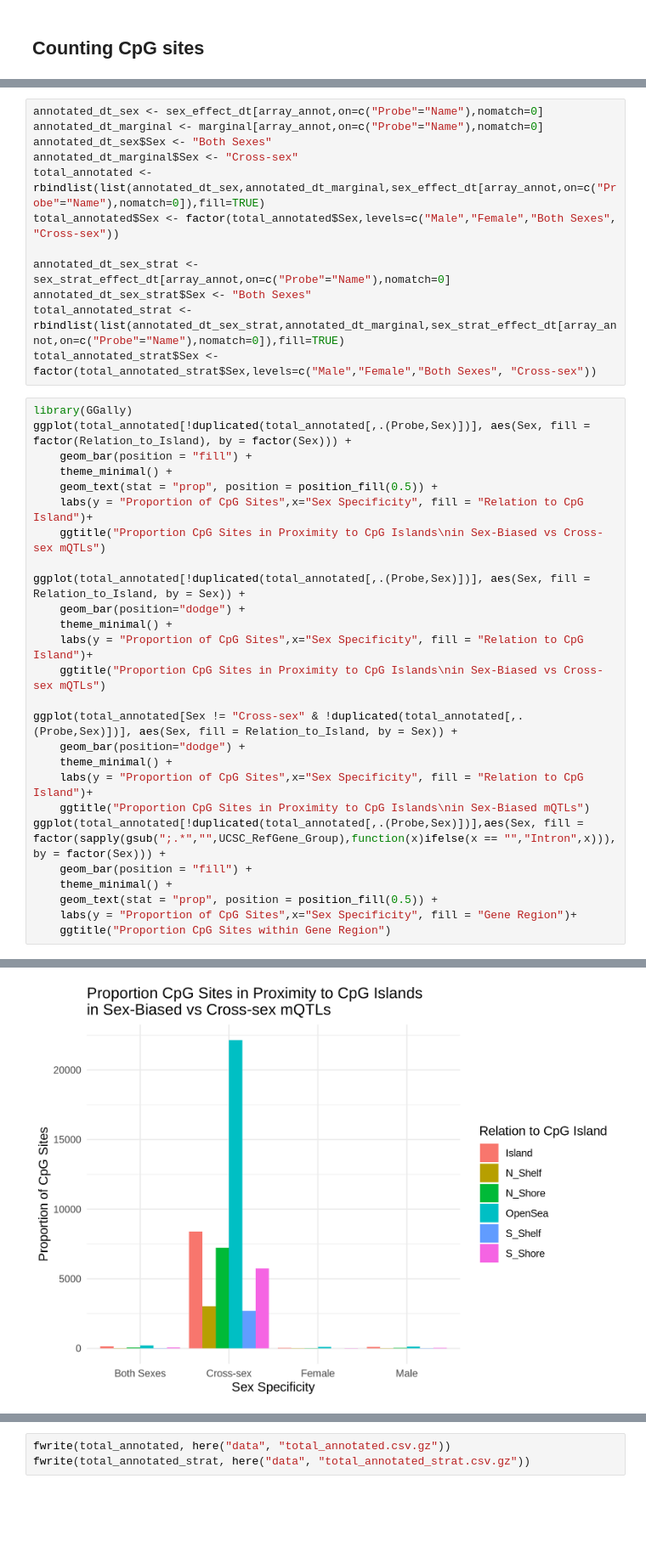
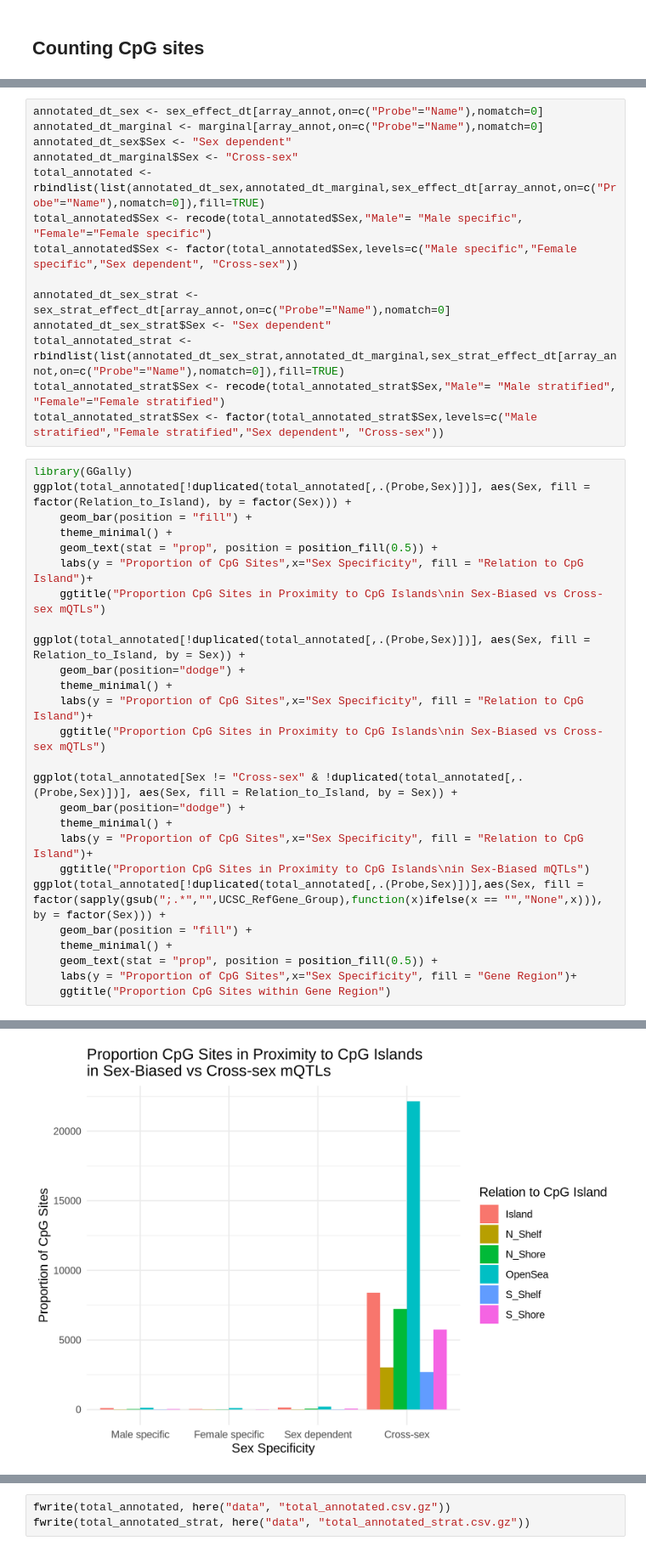
Before and after one commit to wilcas/sex_specific_mQTL, a Jupyter notebook: delahaye_mQTL_analyses/bonf_mQTL_exploration.ipynb, the cells around one changed output, grey strips where cells are left out. Shown at 85% size. Saved outputs shown, nothing was run; the diff lists cells and outputs as text; blank space fills up the shorter version.

```diff
--- a/delahaye_mQTL_analyses/bonf_mQTL_exploration.ipynb
+++ b/delahaye_mQTL_analyses/bonf_mQTL_exploration.ipynb
@@ -545,15 +537,17 @@ A data.table: 6 × 34
 # %%
 annotated_dt_sex <- sex_effect_dt[array_annot,on=c("Probe"="Name"),nomatch=0]
 annotated_dt_marginal <- marginal[array_annot,on=c("Probe"="Name"),nomatch=0]
-annotated_dt_sex$Sex <- "Both Sexes"
+annotated_dt_sex$Sex <- "Sex dependent"
 annotated_dt_marginal$Sex <- "Cross-sex"
 total_annotated <- rbindlist(list(annotated_dt_sex,annotated_dt_marginal,sex_effect_dt[array_annot,on=c("Probe"="Name"),nomatch=0]),fill=TRUE)
-total_annotated$Sex <- factor(total_annotated$Sex,levels=c("Male","Female","Both Sexes", "Cross-sex"))
+total_annotated$Sex <- recode(total_annotated$Sex,"Male"= "Male specific", "Female"="Female specific")
+total_annotated$Sex <- factor(total_annotated$Sex,levels=c("Male specific","Female specific","Sex dependent", "Cross-sex"))
 
 annotated_dt_sex_strat <- sex_strat_effect_dt[array_annot,on=c("Probe"="Name"),nomatch=0]
-annotated_dt_sex_strat$Sex <- "Both Sexes"
+annotated_dt_sex_strat$Sex <- "Sex dependent"
 total_annotated_strat <- rbindlist(list(annotated_dt_sex_strat,annotated_dt_marginal,sex_strat_effect_dt[array_annot,on=c("Probe"="Name"),nomatch=0]),fill=TRUE)
-total_annotated_strat$Sex <- factor(total_annotated_strat$Sex,levels=c("Male","Female","Both Sexes", "Cross-sex"))
+total_annotated_strat$Sex <- recode(total_annotated_strat$Sex,"Male"= "Male stratified", "Female"="Female stratified")
+total_annotated_strat$Sex <- factor(total_annotated_strat$Sex,levels=c("Male stratified","Female stratified","Sex dependent", "Cross-sex"))
 # %%
 library(GGally)
 ggplot(total_annotated[!duplicated(total_annotated[,.(Probe,Sex)])], aes(Sex, fill = factor(Relation_to_Island), by = factor(Sex))) +
@@ -574,7 +568,7 @@ ggplot(total_annotated[Sex != "Cross-sex" & !duplicated(total_annotated[,.(Probe
     theme_minimal() +
     labs(y = "Proportion of CpG Sites",x="Sex Specificity", fill = "Relation to CpG Island")+
     ggtitle("Proportion CpG Sites in Proximity to CpG Islands\nin Sex-Biased mQTLs")
-ggplot(total_annotated[!duplicated(total_annotated[,.(Probe,Sex)])],aes(Sex, fill = factor(sapply(gsub(";.*","",UCSC_RefGene_Group),function(x)ifelse(x == "","Intron",x))), by = factor(Sex))) +
+ggplot(total_annotated[!duplicated(total_annotated[,.(Probe,Sex)])],aes(Sex, fill = factor(sapply(gsub(";.*","",UCSC_RefGene_Group),function(x)ifelse(x == "","None",x))), by = factor(Sex))) +
     geom_bar(position = "fill") +
     theme_minimal() +
     geom_text(stat = "prop", position = position_fill(0.5)) +
@@ -585 +579 @@ ggplot(total_annotated[!duplicated(total_annotated[,.(Probe,Sex)])],aes(Sex, fil
-[figure, old version]
+[figure, new version]
```
Also changed, not shown: parts of 4 cells of this notebook, 1 other file.
